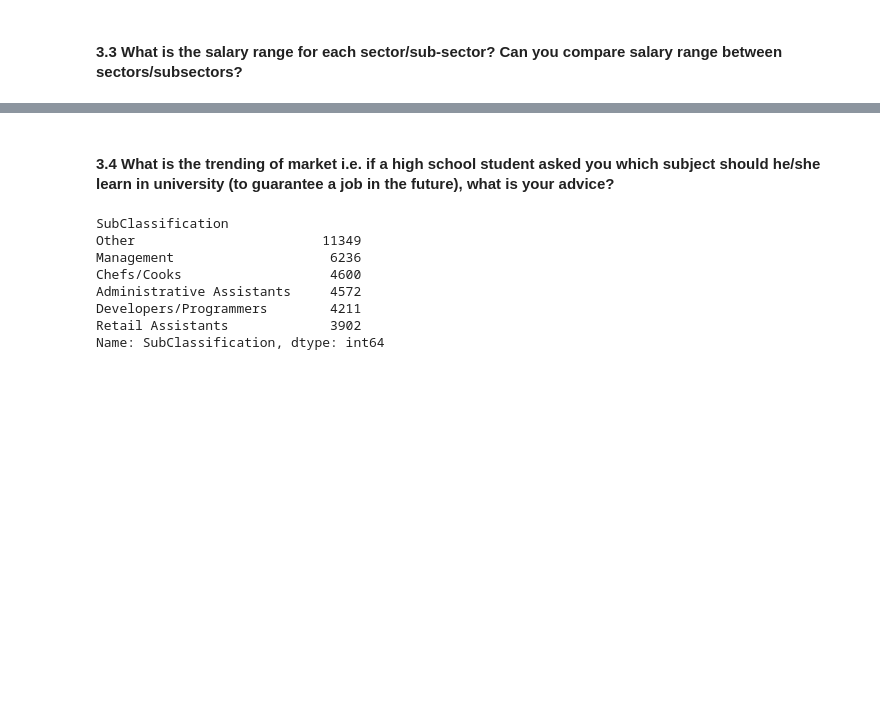
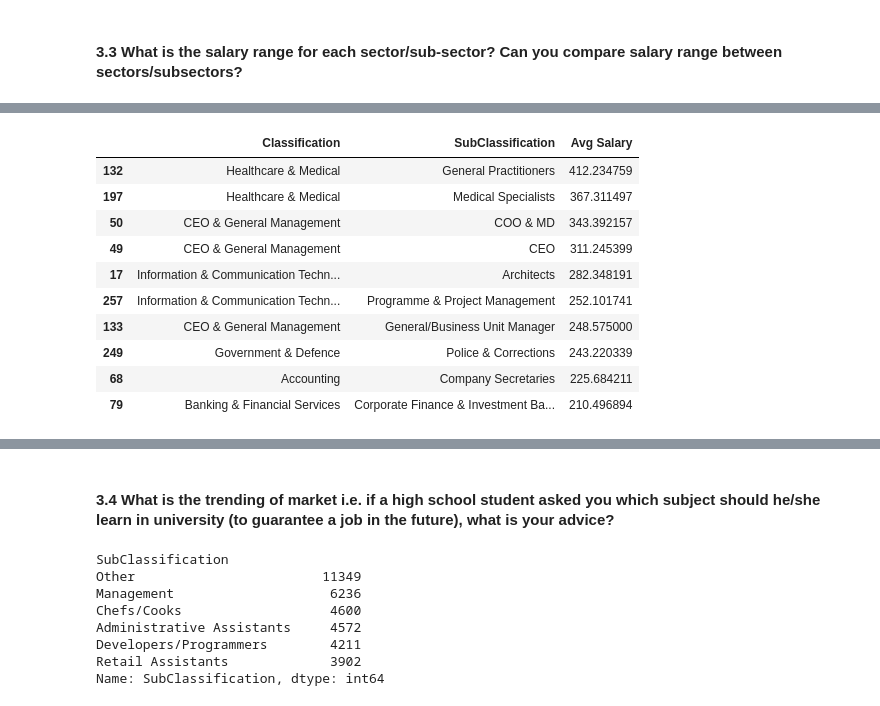
Before and after one commit to natnicha143/BDA-Assignment, a Jupyter notebook: Andrei_Natnicha_3803ICTAssignment.ipynb, the cells around one changed output, grey strips where cells are left out. Drawn from its saved outputs; the diff is of its cells as text; code cells hidden in the pictures; blank space fills up the shorter version.

```diff
--- a/Andrei_Natnicha_3803ICTAssignment.ipynb
+++ b/Andrei_Natnicha_3803ICTAssignment.ipynb
@@ -388,0 +504,48 @@ plt.plot(X, y_pred, color='black')
+# %%
+avg_salary_df = pd.DataFrame(columns=['Classification', 'SubClassification', 'Avg Salary'])
+
+# Function that returns the classification for a particular sub classification
+def GetClass(df, subclass):
+    return df[df['SubClassification'] == subclass].Classification.values[0]
+
+range_avg = { '0 - 30' : 15, '30 - 40' : 35, '40 - 50' : 45, '50 - 60' : 55,  '60 - 70' : 65,
+    '70 - 80' : 75, '80 - 100' : 90, '100 - 120' : 110, '120 - 150' : 135, '150 - 200' : 175,
+    '200 - 999' : 599.5}
+
+
+current = salary_count_df.index[0][0]
+sums = 0
+total_jobs = 0
+
+# Loop to create a average salary data frame
+for row in salary_count_df.iterrows():
+    subclass = row[0][0]
+    # If we have reached a new subclass to sum up calculate the average and append to the data frame
+    if subclass != current:
+        sums = sums / total_jobs
+        avg_salary_df = avg_salary_df.append({'Classification': GetClass(salary_df, current),
+                                              'SubClassification': current,
+                                             'Avg Salary': sums}, ignore_index=True)
+        current = subclass
+        sums = 0
+        total_jobs = 0
+
+
+    rng = row[0][1]
+    count = row[1]['Number of Jobs']
+    sums += range_avg[rng] * count
+    total_jobs += count
+
+avg_salary_df.sort_values(by='Avg Salary', ascending=False).head(10)
+# %% [output]
+|  | Classification | SubClassification | Avg Salary |
+| 132 | Healthcare & Medical | General Practitioners | 412.234759 |
+| 197 | Healthcare & Medical | Medical Specialists | 367.311497 |
+| 50 | CEO & General Management | COO & MD | 343.392157 |
+| 49 | CEO & General Management | CEO | 311.245399 |
+| 17 | Information & Communication Techn... | Architects | 282.348191 |
+| 257 | Information & Communication Techn... | Programme & Project Management | 252.101741 |
+| 133 | CEO & General Management | General/Business Unit Manager | 248.575000 |
+| 249 | Government & Defence | Police & Corrections | 243.220339 |
+| 68 | Accounting | Company Secretaries | 225.684211 |
+| 79 | Banking & Financial Services | Corporate Finance & Investment Ba... | 210.496894 |
```
Also changed, not shown: parts of 21 cells of this notebook.
